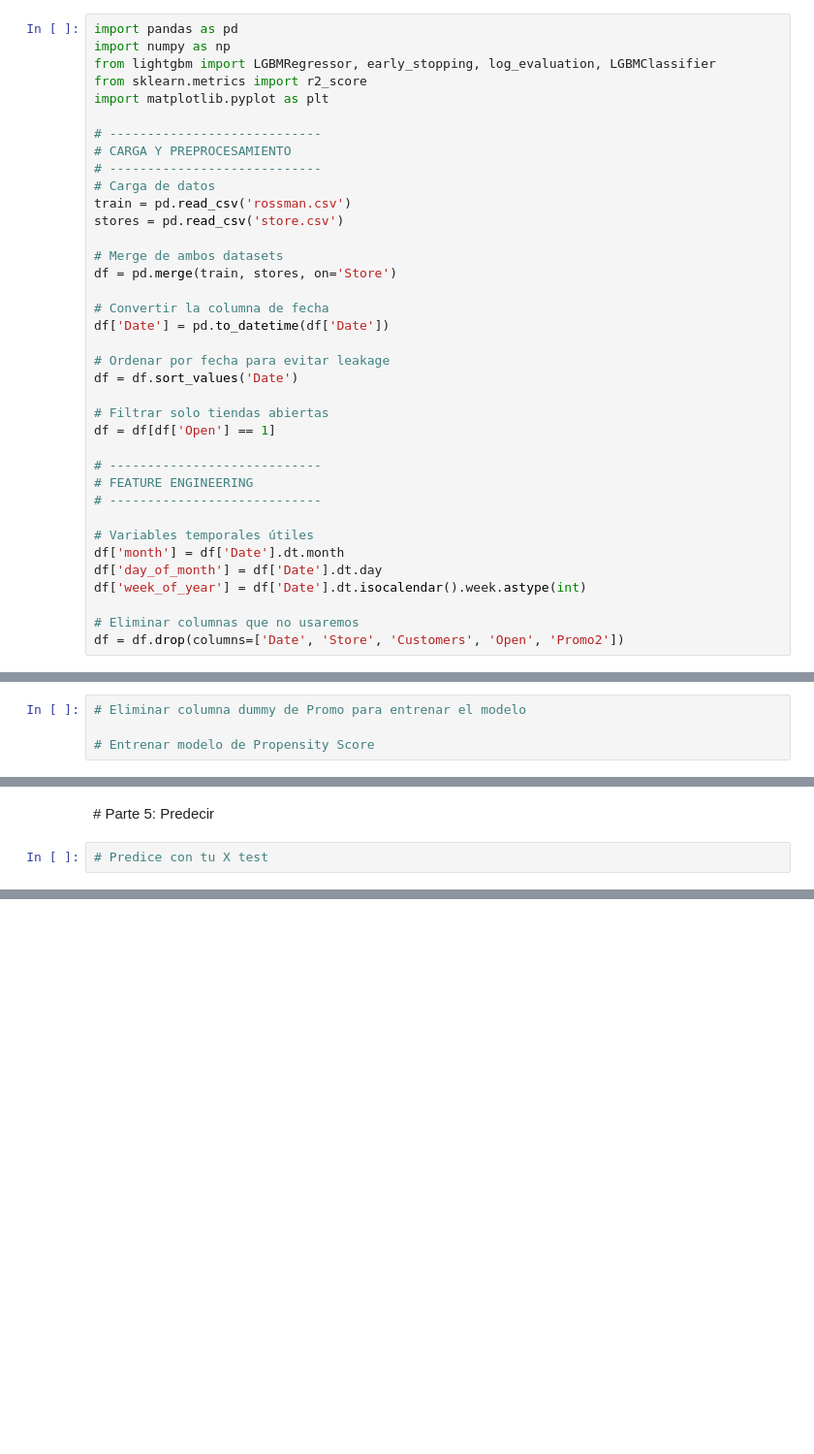
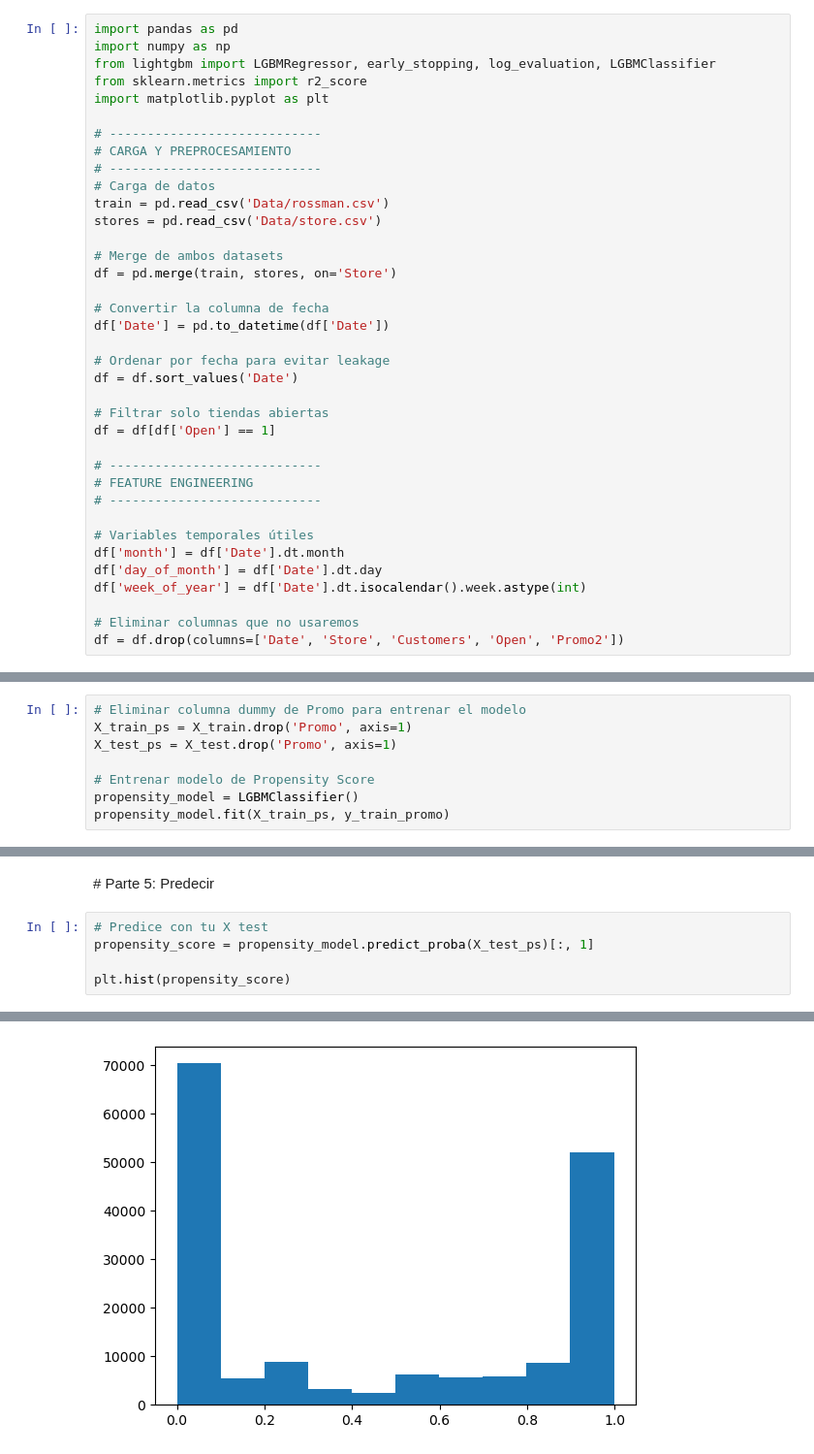
Before and after one commit to zayo1511/LabAprEst, a Jupyter notebook: Parcial4/rossman_CATE_X_learner_sin_resolver.ipynb, the cells around one changed output, grey strips where cells are left out. Shown at 97% size. Saved outputs shown, nothing was run; the diff lists cells and outputs as text; blank space fills up the shorter version.

```diff
--- a/Parcial4/rossman_CATE_X_learner_sin_resolver.ipynb
+++ b/Parcial4/rossman_CATE_X_learner_sin_resolver.ipynb
@@ -31,8 +31,8 @@ import matplotlib.pyplot as plt
 # CARGA Y PREPROCESAMIENTO
 # ----------------------------
 # Carga de datos
-train = pd.read_csv('rossman.csv')
-stores = pd.read_csv('store.csv')
+train = pd.read_csv('Data/rossman.csv')
+stores = pd.read_csv('Data/store.csv')
 
 # Merge de ambos datasets
 df = pd.merge(train, stores, on='Store')
@@ -273,5 +313,9 @@ Entonces $D^1_i$ también es una estimación del efecto causal individual, pero
 # Parte 4 : Propensity score
 # %%
 # Eliminar columna dummy de Promo para entrenar el modelo
+X_train_ps = X_train.drop('Promo', axis=1)
+X_test_ps = X_test.drop('Promo', axis=1)
 
 # Entrenar modelo de Propensity Score
+propensity_model = LGBMClassifier()
+propensity_model.fit(X_train_ps, y_train_promo)
@@ -279,3 +333,7 @@ Entonces $D^1_i$ también es una estimación del efecto causal individual, pero
 # Parte 5: Predecir
 # %%
 # Predice con tu X test
+propensity_score = propensity_model.predict_proba(X_test_ps)[:, 1]
+
+plt.hist(propensity_score)
+# %% [output]
@@ -281,0 +346 @@ Entonces $D^1_i$ también es una estimación del efecto causal individual, pero
+[figure, added]
```
Also changed, not shown: parts of 9 cells of this notebook.
